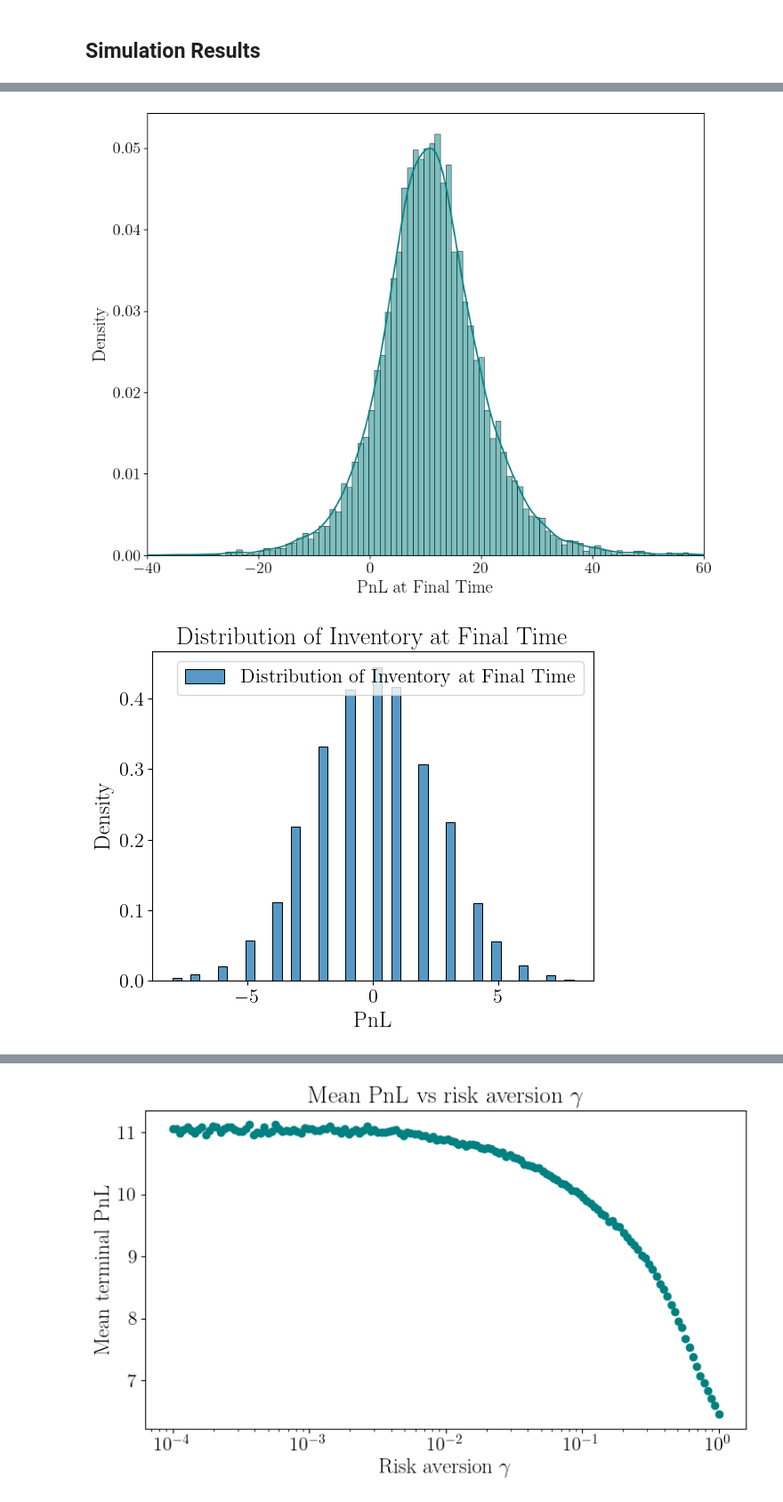
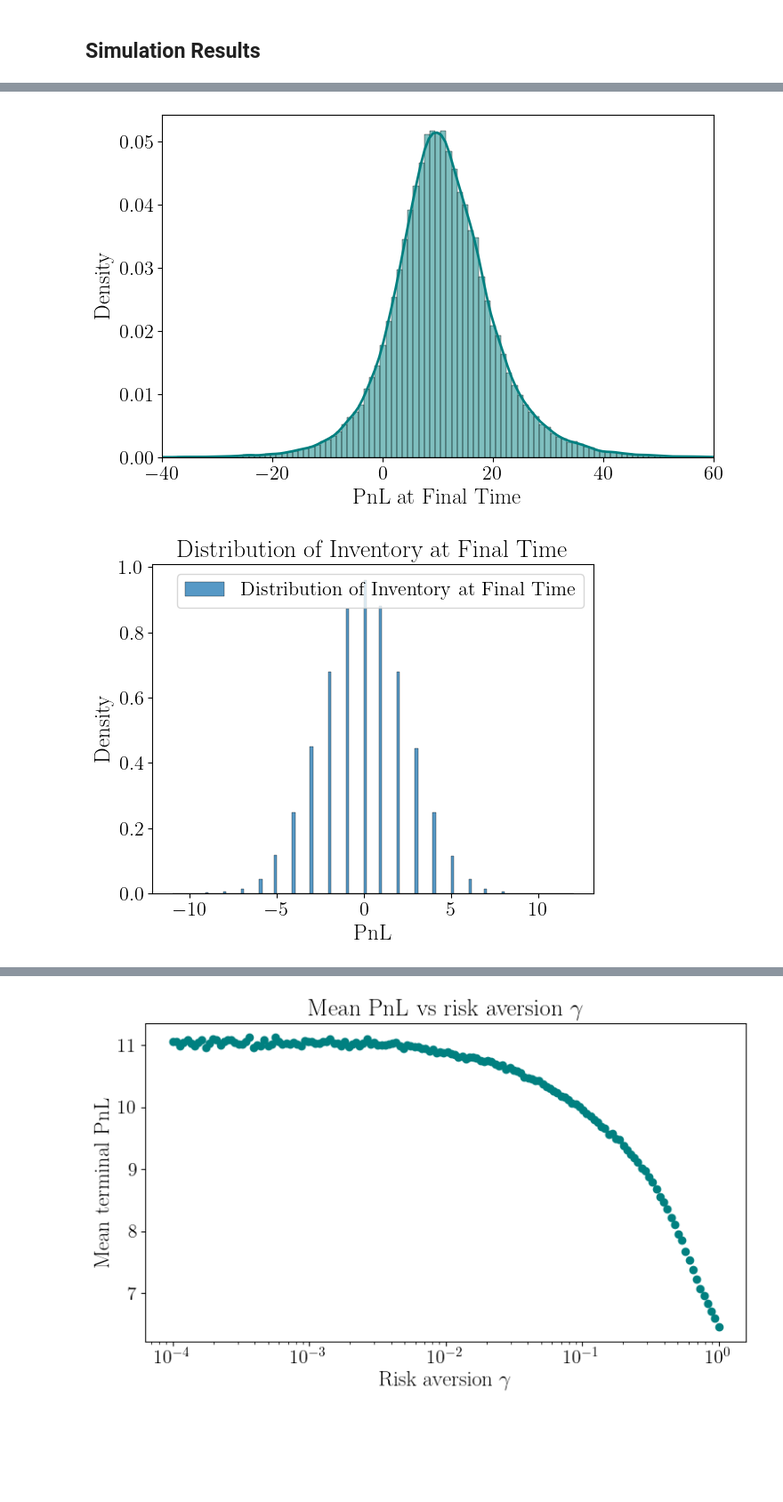
Before and after one commit to Marshhall/Market_Making, a Jupyter notebook: discrete_time.ipynb, the cells around one changed output, grey strips where cells are left out. Shown at 89% size. Drawn from its saved outputs; the diff is of its cells as text; code cells hidden in the pictures; blank space fills up the shorter version.

Commit message:
Efficient frontier and new plots

```diff
--- a/discrete_time.ipynb
+++ b/discrete_time.ipynb
@@ -157,4 +157,4 @@ array([[0.        , 0.        , 0.        , 0.        ],
 # %%
 T = 30
 V = fill_V(T=T)
-cs, pnls, qs = simulate_multiple_runs(num_simulations=10000, T=T)
+cs, pnls, qs = simulate_multiple_runs(num_simulations=100000, T=T)
@@ -179,15 +234,15 @@ plt.show()
 # %%
-fig, ax = plt.subplots(figsize=(10, 8))
-ax = sns.histplot(pnls[:, -1], bins='auto', color="teal", label="Distribution of PnL", stat='density', kde=True)
+fig, ax = plt.subplots(figsize=(8, 5))
+ax = sns.histplot(pnls[:, -1], bins=150, color="teal", label="Distribution of PnL", stat='density', kde=True, line_kws={'linewidth': 2})
 # ax.set_title('Distribution of PnL at Final Time')
 ax.set_xlabel('PnL at Final Time')
 ax.set_ylabel('Density')
 ax.set_xlim(-40,60)
 # ax.legend()
-plt.savefig("Plots/pnl_distribution.png", dpi=300)
+plt.savefig("Plots/pnl_distribution.pdf", dpi=1200, bbox_inches="tight", pad_inches=0.02)
 plt.show()
 # %% [output]
-[figure, old version]
+[figure, new version]
 # %%
 ax = sns.histplot(qs[:, -1], bins='auto', label="Distribution of Inventory at Final Time", stat='density')
 ax.set_title('Distribution of Inventory at Final Time')
@@ -196,7 +251,7 @@ ax.set_ylabel('Density')
 ax.legend()
 plt.show()
 # %% [output]
-[figure, old version]
+[figure, new version]
 # %%
 T = 100
 V = fill_V(T)
```
Also changed, not shown: parts of 14 cells of this notebook, 14 other files.
